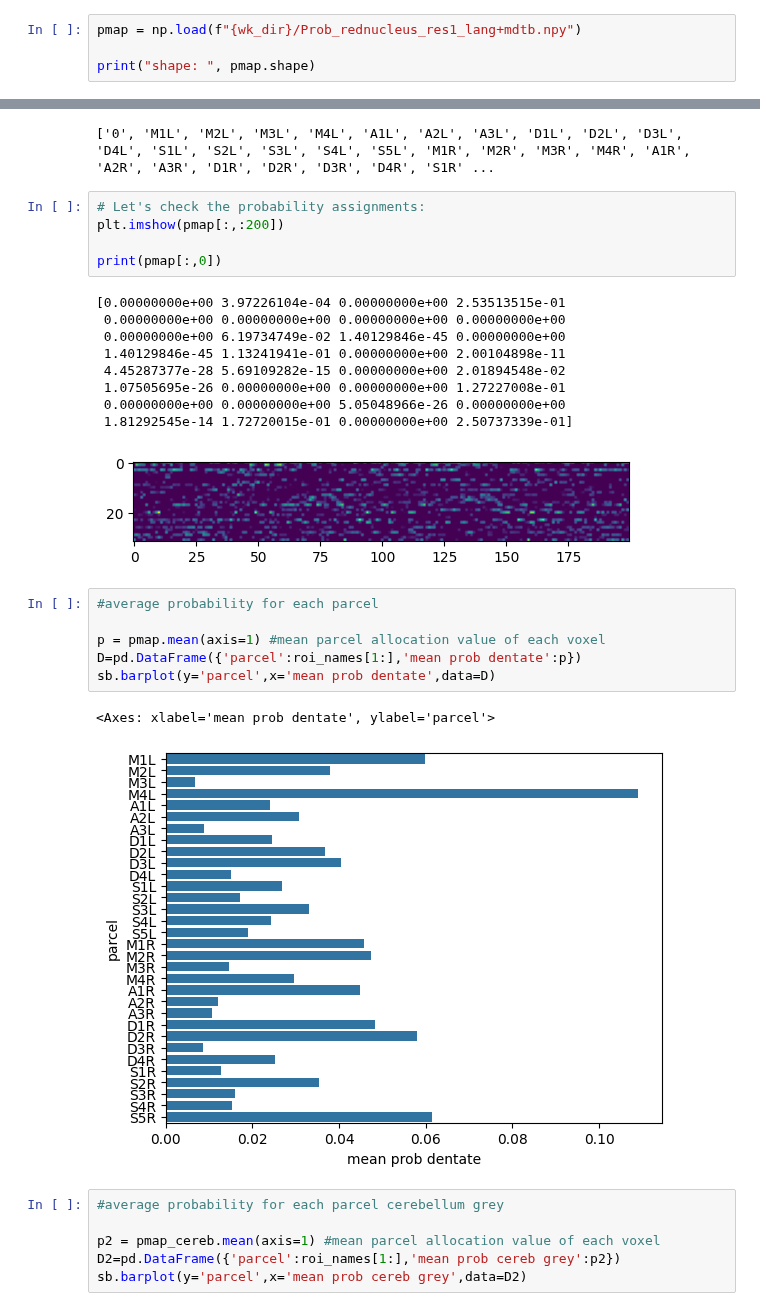
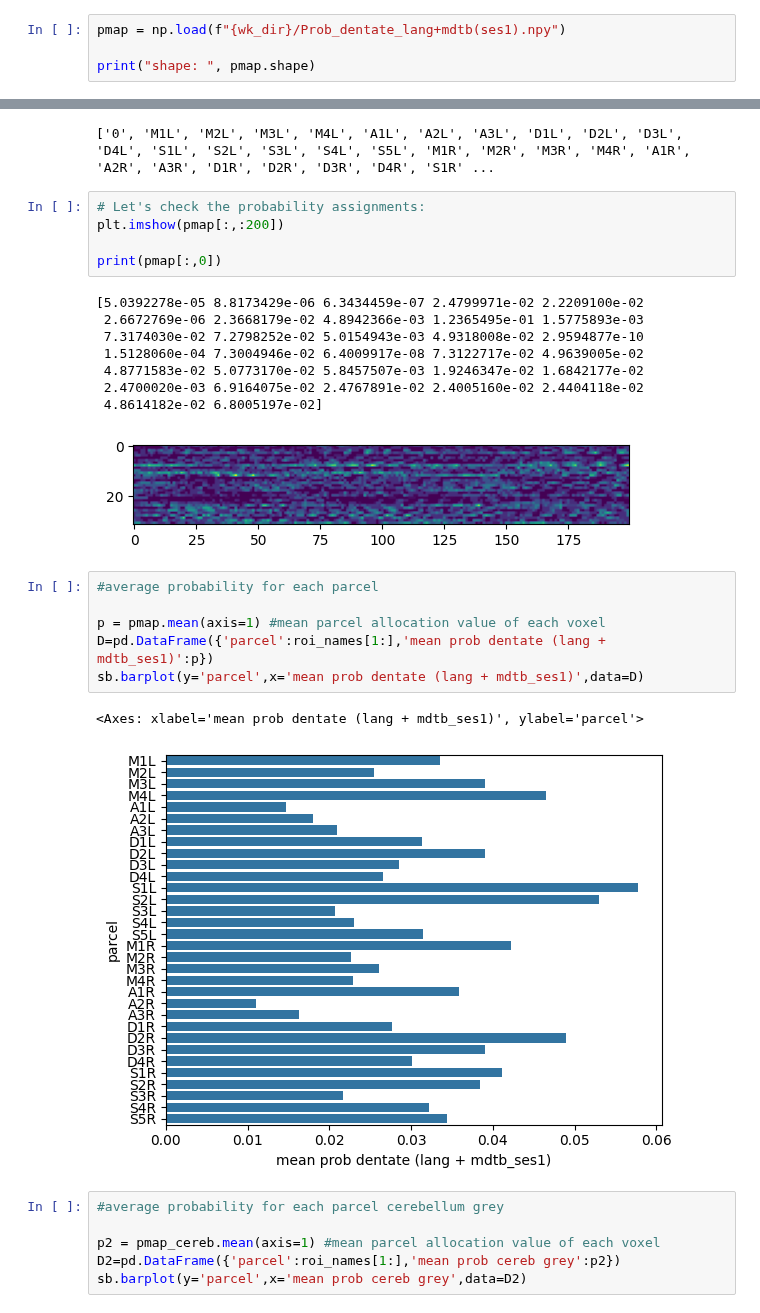
Before and after one commit to DiedrichsenLab/Pontine7T, a Jupyter notebook: notebooks/dentate_atlas.ipynb, the cells around one changed output, grey strips where cells are left out. Drawn from its saved outputs; the diff is of its cells as text.

```diff
--- a/notebooks/dentate_atlas.ipynb
+++ b/notebooks/dentate_atlas.ipynb
@@ -14,7 +14,7 @@ base_dir = '/Volumes/diedrichsen_data$/data/FunctionalFusion'
 atlas_dir = base_dir + '/Atlases/tpl-MNI152NLin2009cSymC'
 wk_dir = '/Volumes/diedrichsen_data$/data/Cerebellum/Pontine7T/dentate_atlas'
 # %%
-pmap = np.load(f"{wk_dir}/Prob_rednucleus_res1_lang+mdtb.npy")
+pmap = np.load(f"{wk_dir}/Prob_dentate_lang+mdtb(ses1).npy")
 
 print("shape: ", pmap.shape)
 # %% [output]
@@ -33,24 +33,23 @@ plt.imshow(pmap[:,:200])
 
 print(pmap[:,0])
 # %% [output]
-[0.00000000e+00 3.97226104e-04 0.00000000e+00 2.53513515e-01
- 0.00000000e+00 0.00000000e+00 0.00000000e+00 0.00000000e+00
- 0.00000000e+00 6.19734749e-02 1.40129846e-45 0.00000000e+00
- 1.40129846e-45 1.13241941e-01 0.00000000e+00 2.00104898e-11
- 4.45287377e-28 5.69109282e-15 0.00000000e+00 2.01894548e-02
- 1.07505695e-26 0.00000000e+00 0.00000000e+00 1.27227008e-01
- 0.00000000e+00 0.00000000e+00 5.05048966e-26 0.00000000e+00
- 1.81292545e-14 1.72720015e-01 0.00000000e+00 2.50737339e-01]
+[5.0392278e-05 8.8173429e-06 6.3434459e-07 2.4799971e-02 2.2209100e-02
+ 2.6672769e-06 2.3668179e-02 4.8942366e-03 1.2365495e-01 1.5775893e-03
+ 7.3174030e-02 7.2798252e-02 5.0154943e-03 4.9318008e-02 2.9594877e-10
+ 1.5128060e-04 7.3004946e-02 6.4009917e-08 7.3122717e-02 4.9639005e-02
+ 4.8771583e-02 5.0773170e-02 5.8457507e-03 1.9246347e-02 1.6842177e-02
+ 2.4700020e-03 6.9164075e-02 2.4767891e-02 2.4005160e-02 2.4404118e-02
+ 4.8614182e-02 6.8005197e-02]
-[figure, old version]
+[figure, new version]
 # %%
 #average probability for each parcel
 
 p = pmap.mean(axis=1) #mean parcel allocation value of each voxel
-D=pd.DataFrame({'parcel':roi_names[1:],'mean prob dentate':p})
-sb.barplot(y='parcel',x='mean prob dentate',data=D)
+D=pd.DataFrame({'parcel':roi_names[1:],'mean prob dentate (lang + mdtb_ses1)':p})
+sb.barplot(y='parcel',x='mean prob dentate (lang + mdtb_ses1)',data=D)
 # %% [output]
-<Axes: xlabel='mean prob dentate', ylabel='parcel'>
+<Axes: xlabel='mean prob dentate (lang + mdtb_ses1)', ylabel='parcel'>
-[figure, old version]
+[figure, new version]
 # %%
 #average probability for each parcel cerebellum grey
 
```
Also changed, not shown: parts of 10 cells of this notebook, 4 other files.
